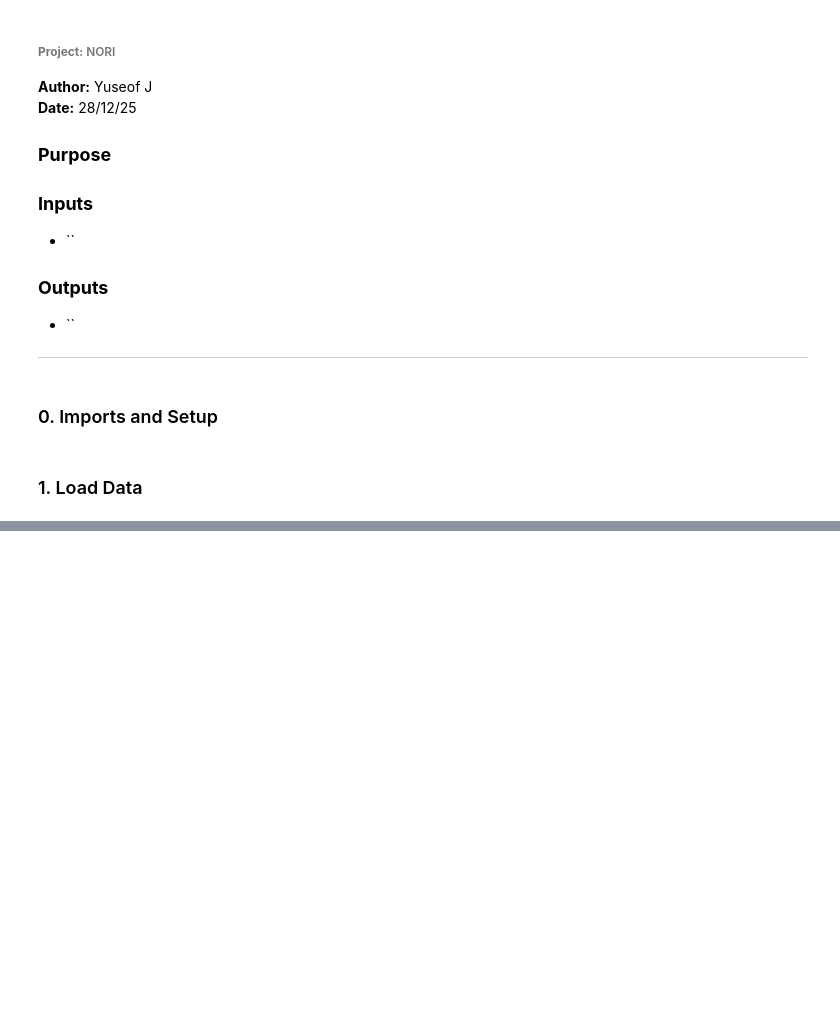
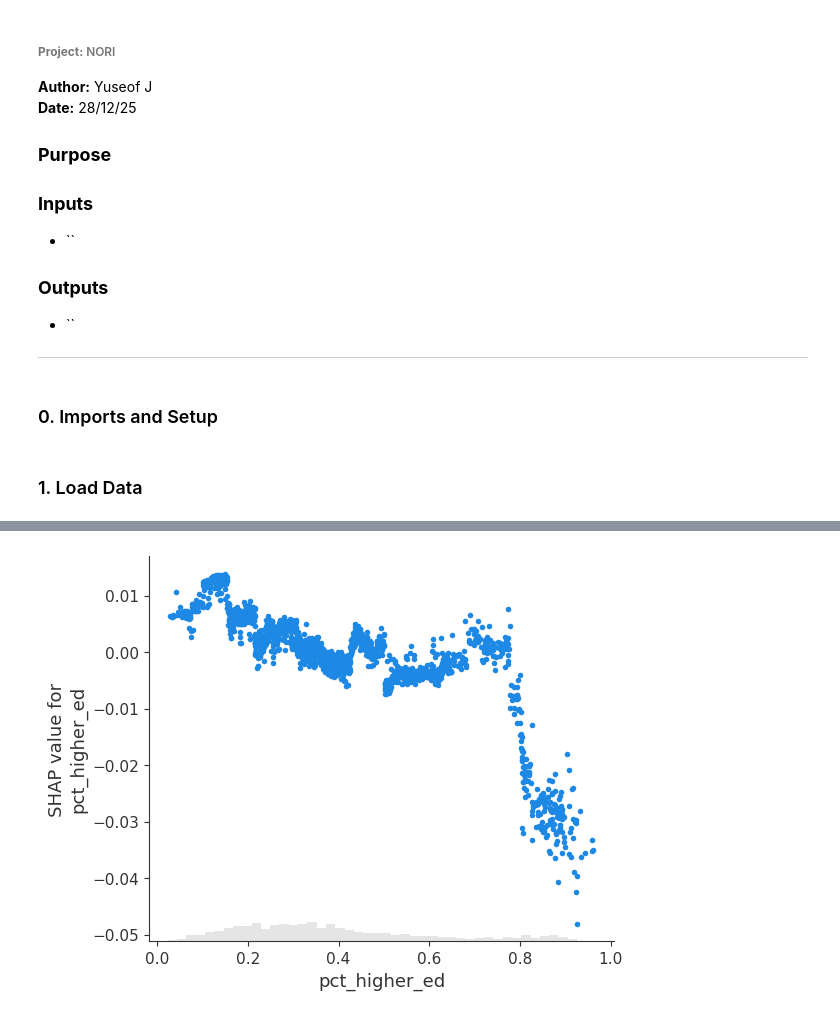
Before and after one commit to yousefja/nori, a Jupyter notebook: notebooks/13_econ_mobility_shap.ipynb, the cells around one changed output, grey strips where cells are left out. Saved outputs shown, nothing was run; the diff lists cells and outputs as text; code cells hidden in the pictures; blank space fills up the shorter version.

```diff
--- a/notebooks/13_econ_mobility_shap.ipynb
+++ b/notebooks/13_econ_mobility_shap.ipynb
@@ -60,0 +78,4 @@ shap.plots.bar(shap_values)
+# %%
+shap.plots.scatter(shap_values[:, "pct_higher_ed"])
+# %% [output]
+[figure, added]
```
Also changed, not shown: parts of 8 cells of this notebook, 2 other files.
